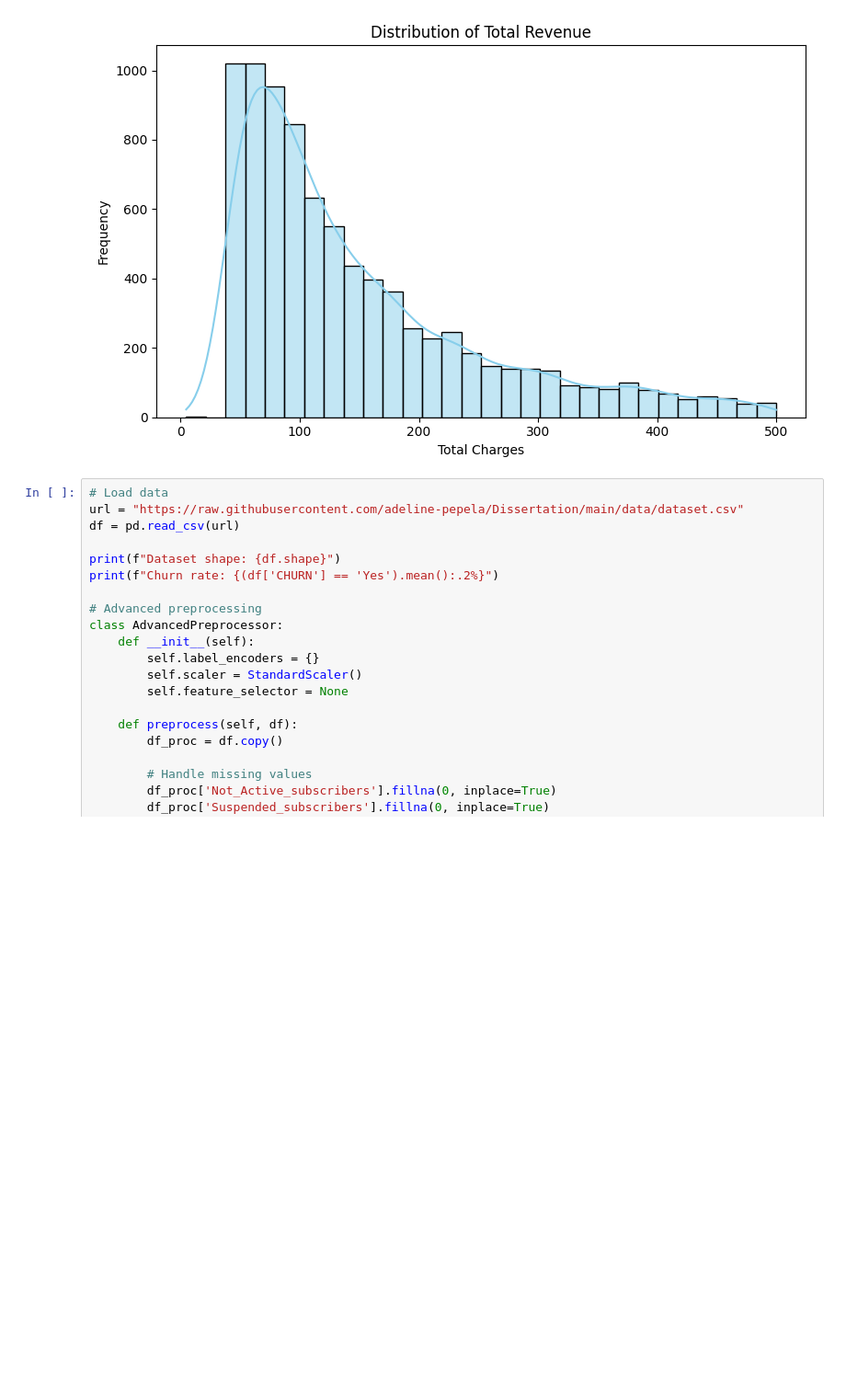
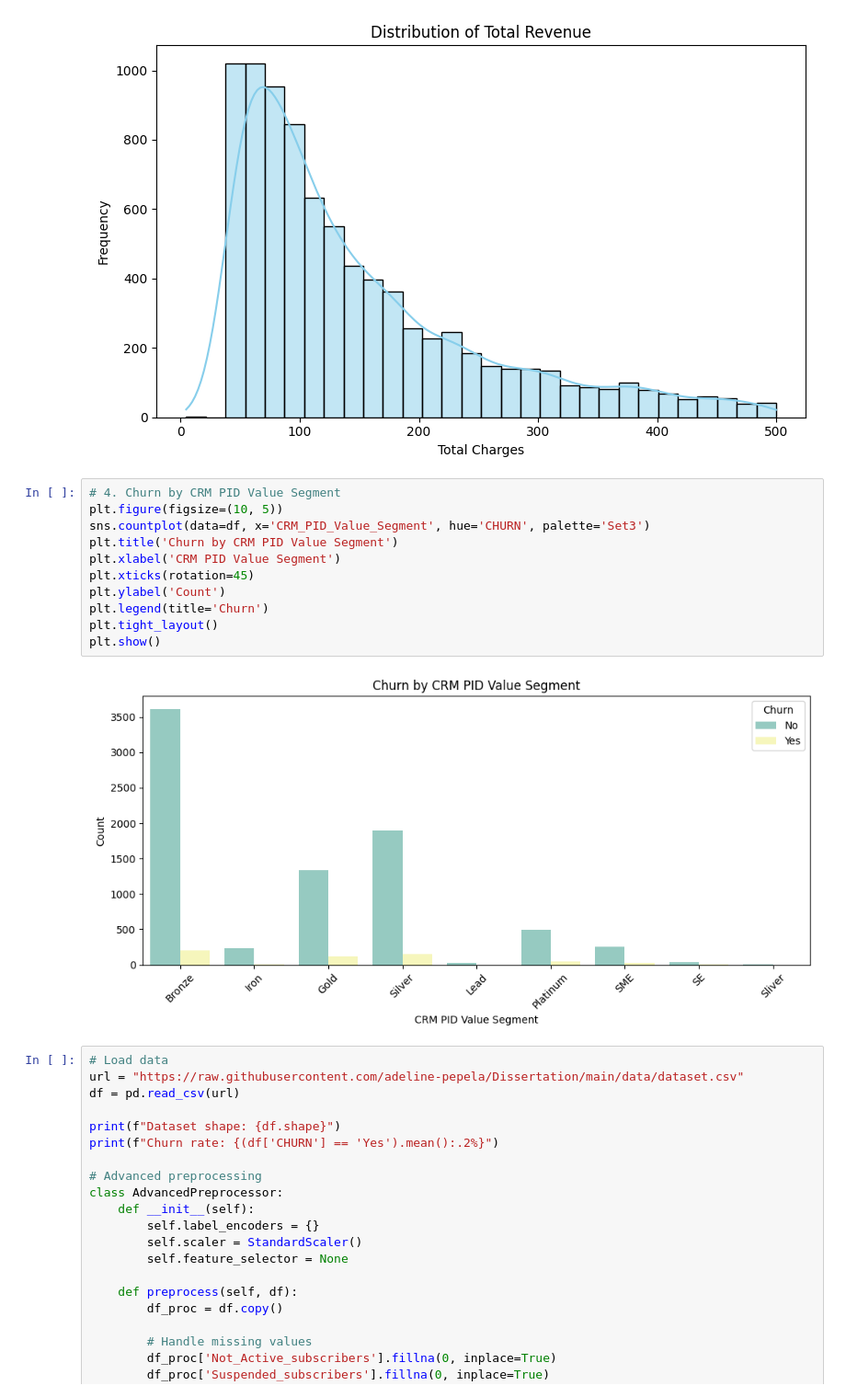
Before and after one commit to adeline-pepela/Module-5, a Jupyter notebook: Predictive and Optimization Analytics/POA-Project/Churn-main/modeling_3.ipynb, the cells around one changed output. Shown at 92% size. Saved outputs shown, nothing was run; the diff lists cells and outputs as text; blank space fills up the shorter version.

```diff
--- a/Predictive and Optimization Analytics/POA-Project/Churn-main/modeling_3.ipynb
+++ b/Predictive and Optimization Analytics/POA-Project/Churn-main/modeling_3.ipynb
@@ -310,6 +310,19 @@ plt.tight_layout()
 plt.show()
 # %% [output]
 [figure]
+# %%
+# 4. Churn by CRM PID Value Segment
+plt.figure(figsize=(10, 5))
+sns.countplot(data=df, x='CRM_PID_Value_Segment', hue='CHURN', palette='Set3')
+plt.title('Churn by CRM PID Value Segment')
+plt.xlabel('CRM PID Value Segment')
+plt.xticks(rotation=45)
+plt.ylabel('Count')
+plt.legend(title='Churn')
+plt.tight_layout()
+plt.show()
+# %% [output]
+[figure, added]
 # %%
 # Load data
 url = "https://raw.githubusercontent.com/adeline-pepela/Dissertation/main/data/dataset.csv"
```
